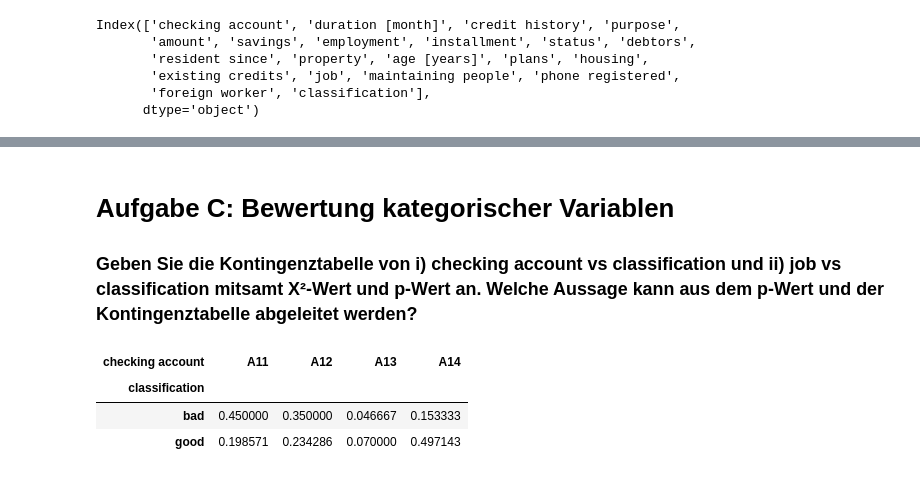
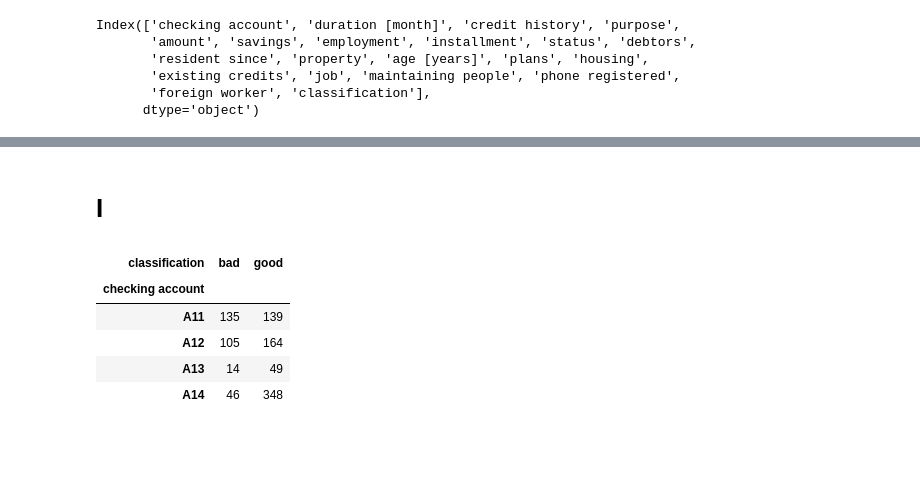
Before and after one commit to Carlson43/WWI20DSA_DV, a Jupyter notebook: W25/w25_Joshua.ipynb, the cells around one changed output, grey strips where cells are left out. Drawn from its saved outputs; the diff is of its cells as text; code cells hidden in the pictures; blank space fills up the shorter version.

```diff
--- a/W25/w25_Joshua.ipynb
+++ b/W25/w25_Joshua.ipynb
@@ -21 +21,4 @@ df.head()
+# %%
+filename = "credict_data_german.csv2.csv"
+df = pd.read_csv(filename)
 # %%
@@ -131,7 +180,3 @@ Index(['checking account', 'duration [month]', 'credit history', 'purpose',
        'existing credits', 'job', 'maintaining people', 'phone registered',
        'foreign worker', 'classification'],
       dtype='object')
-# %%
-df['classint'] = (df['classification'] == 'good').astype(int)
-
-df
@@ -178,10 +183,11 @@ plt.show()
-# %% [markdown]
-# Aufgabe C: Bewertung kategorischer Variablen
-### Geben Sie die Kontingenztabelle von i) checking account vs classification und ii) job vs classification mitsamt X²-Wert und p-Wert an. Welche Aussage kann aus dem p-Wert und der Kontingenztabelle abgeleitet werden?
+# %% [markdown]
+# I
 # %%
-pd.crosstab(index=df['classification'], columns=df['checking account'], normalize='index')
+pd.crosstab(df["checking account"],df["classification"])
 # %% [output]
-| checking account | A11 | A12 | A13 | A14 |
-| classification |  |  |  |  |
-| bad | 0.450000 | 0.350000 | 0.046667 | 0.153333 |
-| good | 0.198571 | 0.234286 | 0.070000 | 0.497143 |
+| classification | bad | good |
+| checking account |  |  |
+| A11 | 135 | 139 |
+| A12 | 105 | 164 |
+| A13 | 14 | 49 |
+| A14 | 46 | 348 |
```
Also changed, not shown: parts of 38 cells of this notebook.
